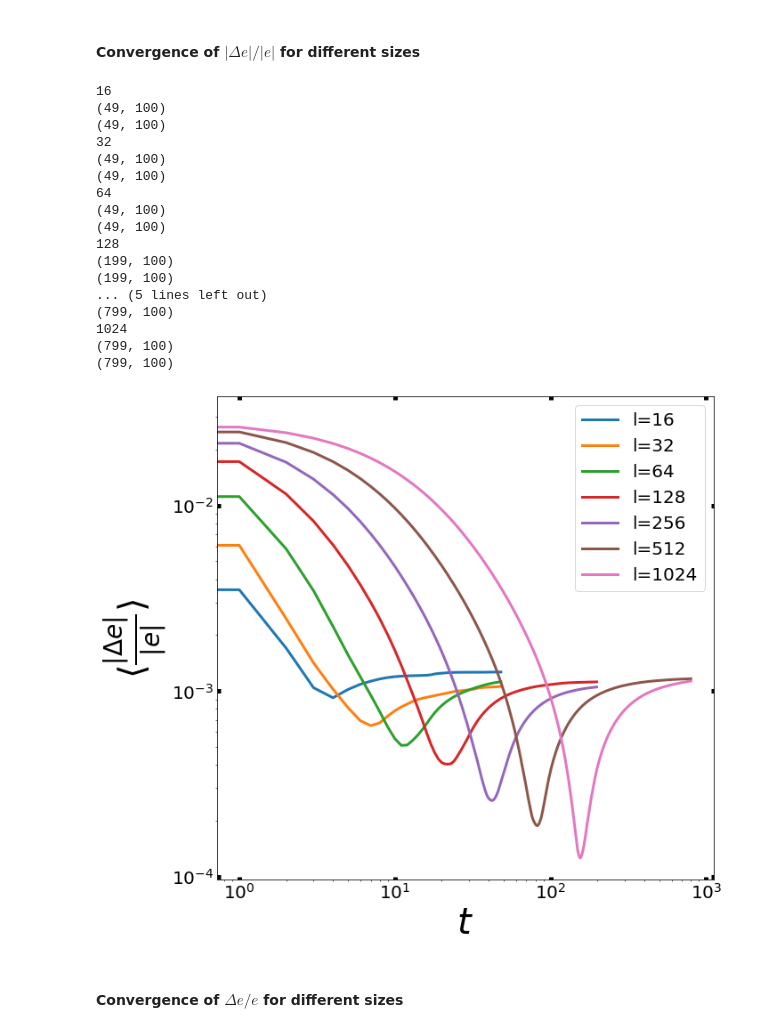
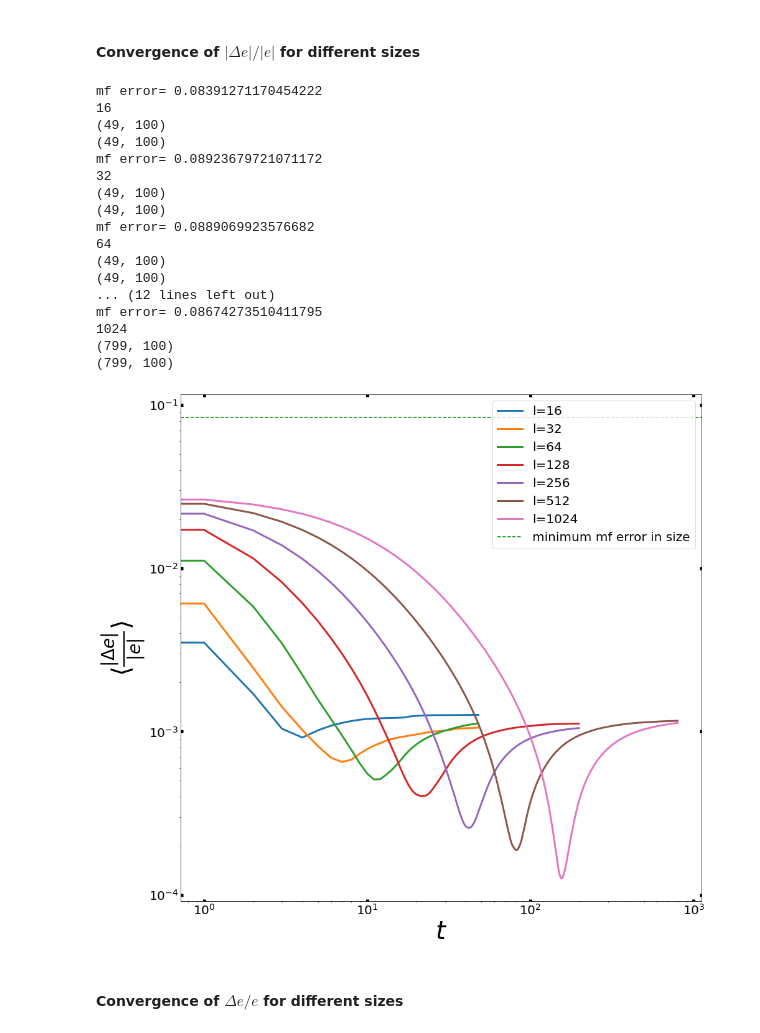
Before and after one commit to emacosta95/dft_for_ising, a Jupyter notebook: dft_ising_analysis.ipynb, the cells around one changed output. Cells and saved outputs as stored; diff of their text form; code cells hidden in the pictures.

Commit message:
add the mean field error metric as comparison in the analysis

```diff
--- a/dft_ising_analysis.ipynb
+++ b/dft_ising_analysis.ipynb
@@ -37,12 +37,14 @@ min_density={}
 gs_density={}
 min_energy={}
 gs_energy={}
+hs={}
 
 for i in range(n_sample):
     min_eng=[]
     gs_eng=[]
     min_n=[]
     gs_n=[]
+    hs[ls[i]]=np.load(f'data/dataset_1nn/valid_unet_periodic_{ls[i]}_l_{h_max[i]}_h_15000_n.npz')['potential'][0:n_instances[i]]
     for j in range(t_range[i]):
         min_eng_t,gs_eng_t=dataloader('energy',session_name=name_session[i],n_instances=n_instances[i],lr=loglr,diff_soglia=1,epochs=epochs[i][j],early_stopping=False,variable_lr=False,n_ensambles=1)
         min_n_t,gs_n_t=dataloader('density',session_name=name_session[i],n_instances=n_instances[i],lr=loglr,diff_soglia=1,epochs=epochs[i][j],early_stopping=False,variable_lr=False,n_ensambles=1)
@@ -86,10 +88,21 @@ for i in range(n_sample):
 # %% [markdown]
 #### Convergence of $|\Delta e|/|e|$ for different sizes
 # %%
-fig=plt.figure(figsize=(10,10))
+
+
+fig=plt.figure(figsize=(15,15))
 errors_e=[]
 sigma_errors_e=[]
+de_mf_min=1000
 for l in ls:
+    #mean field computation
+    e_mf=mean_field_functional_1nn(gs_density[l][-1],hs[l])
+    de_mf=np.average(np.abs(e_mf/l-gs_energy[l]))
+    #plot the minimum mf error
+    if de_mf< de_mf_min:
+        de_mf_min=de_mf
+    print('mf error=',de_mf)
+
     print(l)
     print(min_energy[l].shape)
     print(gs_energy[l].shape)
@@ -100,42 +113,43 @@ for l in ls:
 plt.legend(fontsize=20)
 plt.xlabel(r'$t$',fontsize=40)
 plt.ylabel(r'$\langle\frac{\left| \Delta e \right|}{\left| e \right|}\rangle$',fontsize=40)
+plt.axhline(y=de_mf_min,label=f'minimum mf error in size',linestyle='--',color='green')
 
 
 plt.tick_params(
             top=True,
             right=True,
             labeltop=False,
             labelright=False,
             direction="in",
             labelsize=20,
             width=5,
         )
 plt.xticks([1000,5000,10000,15000,20000,25000,30000,60000,80000],[r'$10^3$',r'$5 \cdot 10^3$',r'$10^4$',r'$1.5 \cdot 10^4$',r'$2 \cdot 10^4$',r'$2.5 \cdot 10^4$',r'$3 \cdot 10^4$',r'$6 \cdot 10^4 $',r"$8 \cdot 10^4$"])
 plt.yticks([0.05,0.01,0.005,0.001],[r'$5 \cdot 10^{-2}$',r'$10^{-2}$',r'$5 \cdot 10^{-3}$',r'$ 10^{-3}$'])
 #plt.axhline(10**-5,color='red',linestyle='--',linewidth=2,label=r'$0.001 \%$ error')
 plt.loglog()
 plt.legend(fontsize=20)
 plt.show()
 # %% [output]
+mf error= 0.08391271170454222
 16
 (49, 100)
 (49, 100)
+mf error= 0.08923679721071172
 32
 (49, 100)
 (49, 100)
+mf error= 0.0889069923576682
 64
 (49, 100)
 (49, 100)
-128
-(199, 100)
-(199, 100)
-... (5 lines left out)
-(799, 100)
+... (12 lines left out)
+mf error= 0.08674273510411795
 1024
 (799, 100)
 (799, 100)
-[figure, old version]
+[figure, new version]
 # %% [markdown]
 #### Convergence of $\Delta e/ e$ for different sizes
 # %%
```
Also changed, not shown: parts of 1 cell of this notebook, 2 other files.
